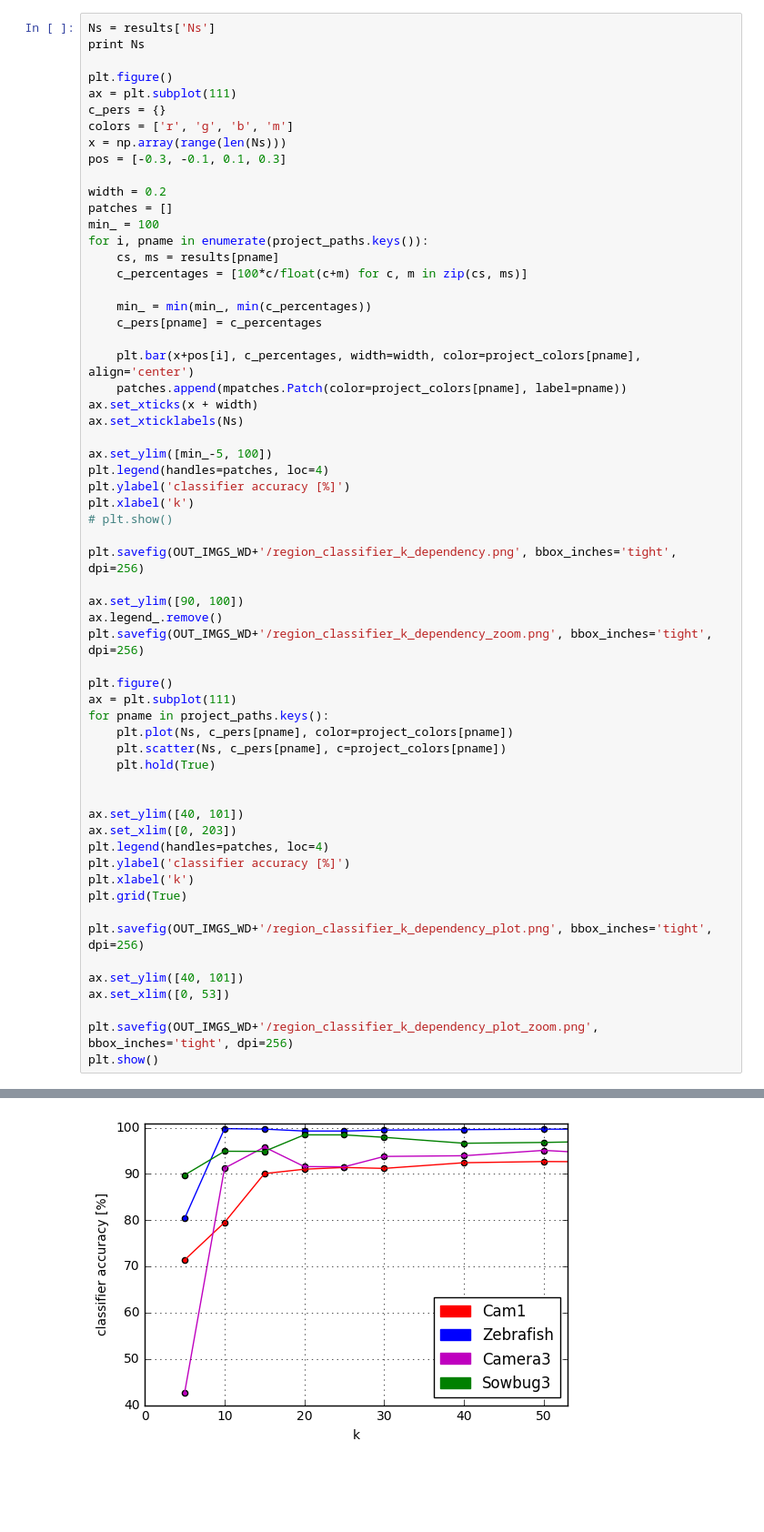
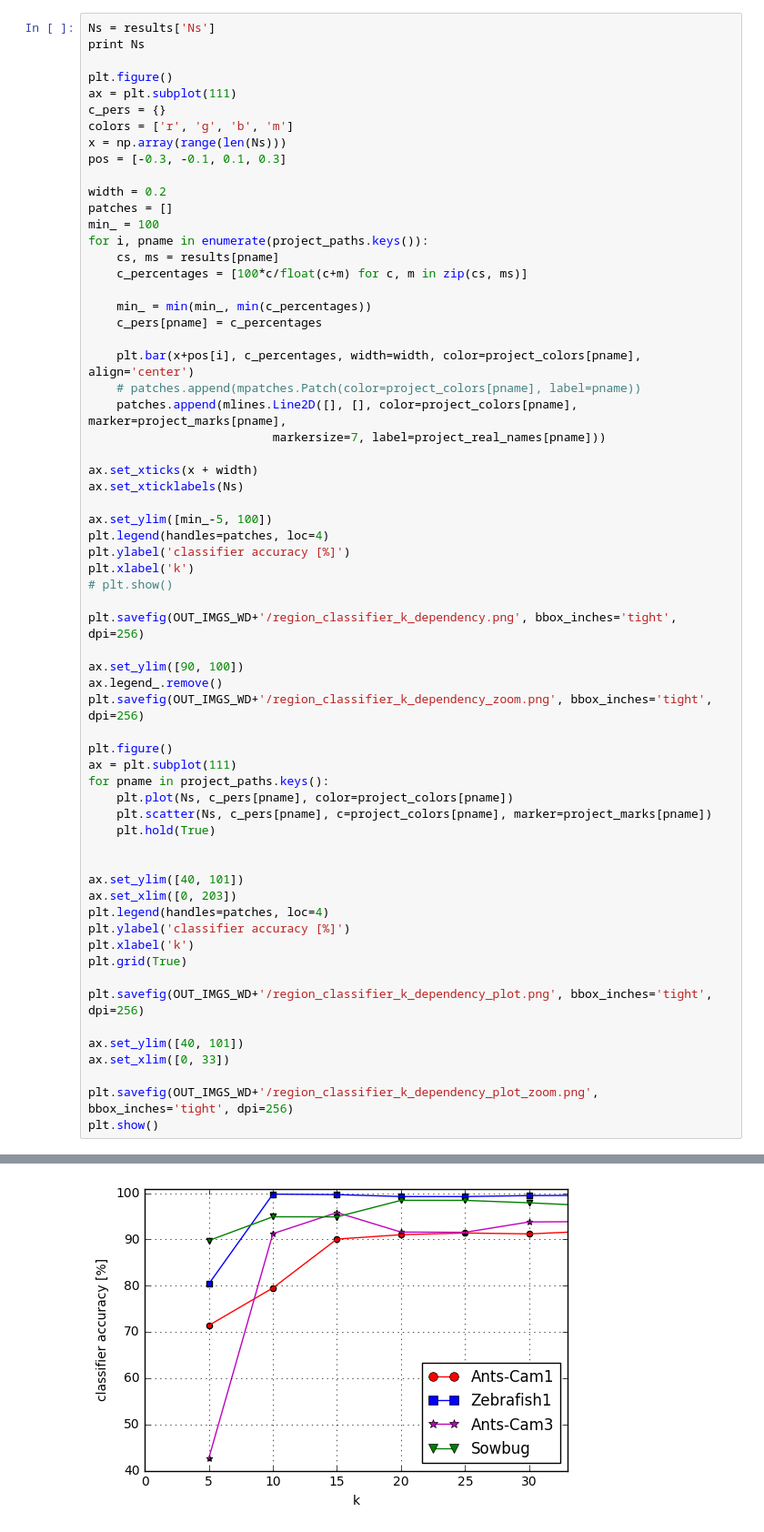
Before and after one commit to Flipajs/FERDA, a Jupyter notebook: thesis/clustering_N.ipynb, the cells around one changed output, grey strips where cells are left out. Shown: that part at 91% size. Saved outputs shown, nothing was run; the diff lists cells and outputs as text; blank space fills up the shorter version.

```diff
--- a/thesis/clustering_N.ipynb
+++ b/thesis/clustering_N.ipynb
@@ -40,7 +43,10 @@ for i, pname in enumerate(project_paths.keys()):
     c_pers[pname] = c_percentages
 
     plt.bar(x+pos[i], c_percentages, width=width, color=project_colors[pname], align='center')
-    patches.append(mpatches.Patch(color=project_colors[pname], label=pname))
+    # patches.append(mpatches.Patch(color=project_colors[pname], label=pname))
+    patches.append(mlines.Line2D([], [], color=project_colors[pname], marker=project_marks[pname],
+                          markersize=7, label=project_real_names[pname]))
+
 ax.set_xticks(x + width)
 ax.set_xticklabels(Ns)
 
@@ -52,33 +58,33 @@ plt.xlabel('k')
 
 plt.savefig(OUT_IMGS_WD+'/region_classifier_k_dependency.png', bbox_inches='tight', dpi=256)
 
 ax.set_ylim([90, 100])
 ax.legend_.remove()
 plt.savefig(OUT_IMGS_WD+'/region_classifier_k_dependency_zoom.png', bbox_inches='tight', dpi=256)
 
 plt.figure()
 ax = plt.subplot(111)
 for pname in project_paths.keys():
     plt.plot(Ns, c_pers[pname], color=project_colors[pname])
-    plt.scatter(Ns, c_pers[pname], c=project_colors[pname])
+    plt.scatter(Ns, c_pers[pname], c=project_colors[pname], marker=project_marks[pname])
     plt.hold(True)
 
 
 ax.set_ylim([40, 101])
 ax.set_xlim([0, 203])
 plt.legend(handles=patches, loc=4)
 plt.ylabel('classifier accuracy [%]')
 plt.xlabel('k')
 plt.grid(True)
 
 plt.savefig(OUT_IMGS_WD+'/region_classifier_k_dependency_plot.png', bbox_inches='tight', dpi=256)
 
 ax.set_ylim([40, 101])
-ax.set_xlim([0, 53])
+ax.set_xlim([0, 33])
 
 plt.savefig(OUT_IMGS_WD+'/region_classifier_k_dependency_plot_zoom.png', bbox_inches='tight', dpi=256)
 plt.show()
 # %% [output]
 [5, 10, 15, 20, 25, 30, 40, 50, 75, 100, 150, 200]
 [figure]
-[figure, old version]
+[figure, new version]
```
Also changed, not shown: parts of 2 cells of this notebook, 9 other files.
